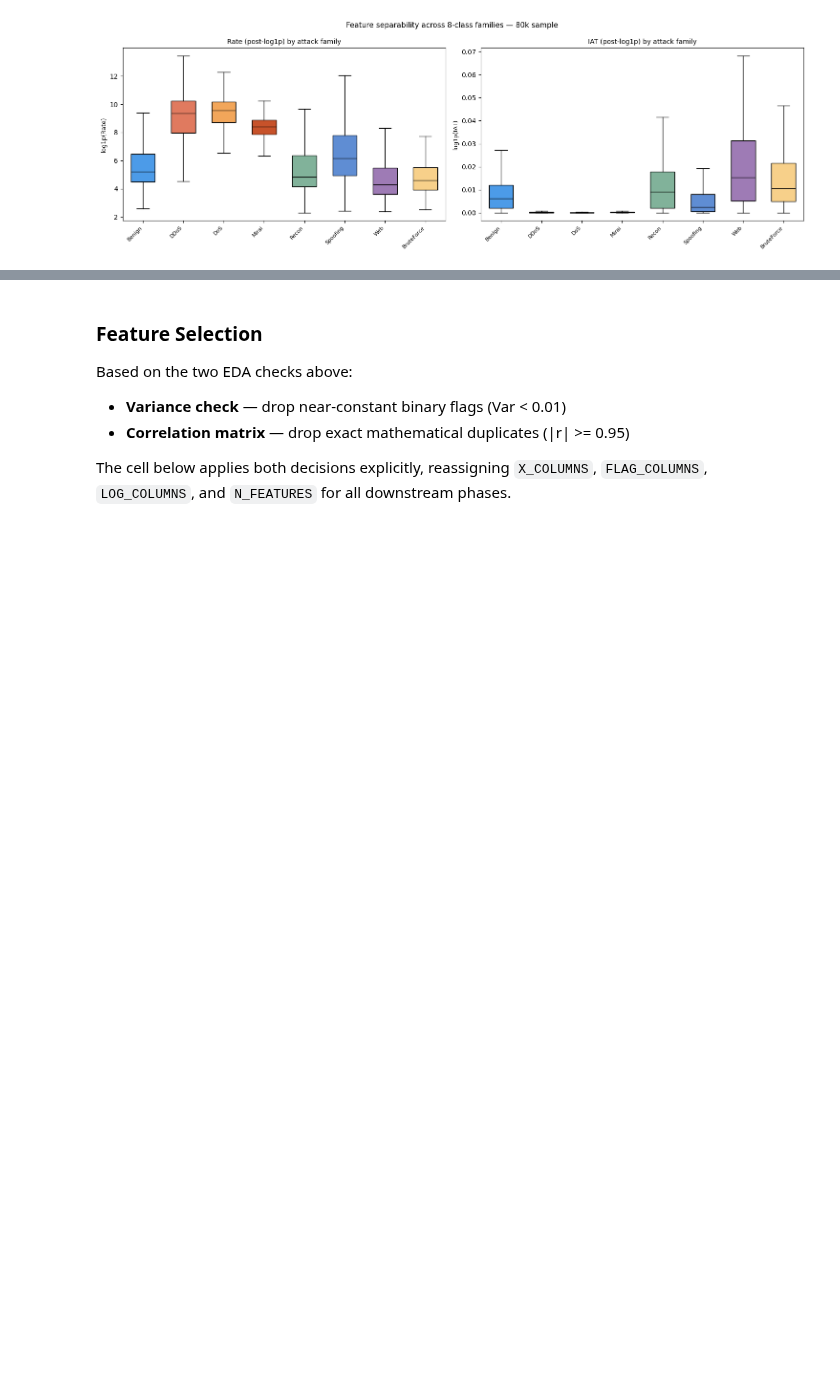
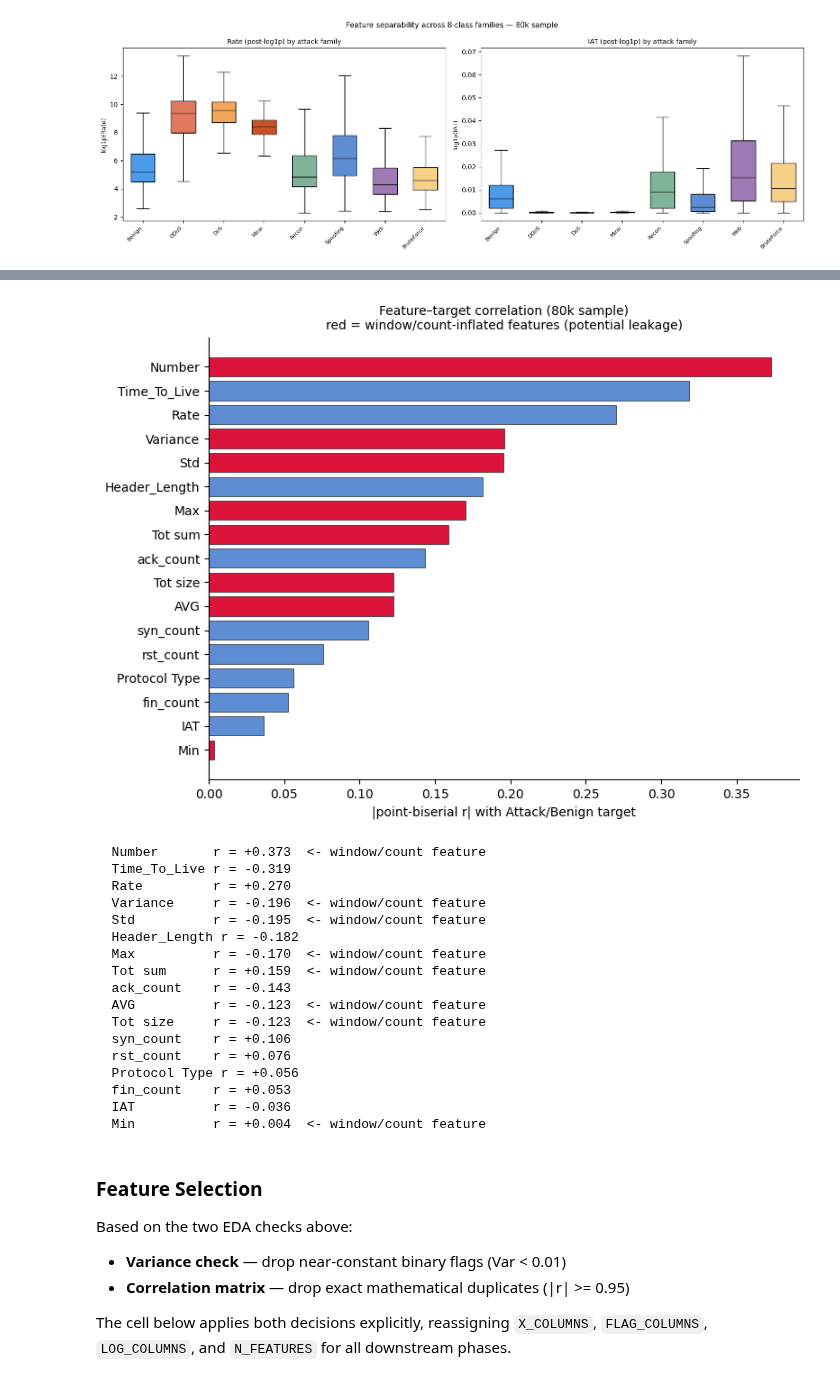
Before and after one commit to RaresMarta/cic-iot2023-detection-system, a Jupyter notebook: ids_pipeline.ipynb, the cells around one changed output, grey strips where cells are left out. Drawn from its saved outputs; the diff is of its cells as text; code cells hidden in the pictures; blank space fills up the shorter version.

```diff
--- a/ids_pipeline.ipynb
+++ b/ids_pipeline.ipynb
@@ -489,3 +541,54 @@ plt.show()
+# %%
+# Point-biserial correlation of each continuous feature with the binary
+# Attack/Benign target (= Pearson r against a 0/1-encoded label).
+_n_pb = min(80_000, df.shape[0])
+_pb = df.sample(n=_n_pb, seed=SEED)
+_y_bin = (remap_labels(_pb[Y_COLUMN].to_numpy(), '2') == 'Attack').astype(np.float64)
+
+pb_corr = []
+for feat in LOG_COLUMNS:  # full continuous set — runs before the selection cell
+    x = _pb[feat].to_numpy().astype(np.float64)
+    m = np.isfinite(x)
+    pb_corr.append((feat, np.corrcoef(x[m], _y_bin[m])[0, 1]))
+
+pb_corr.sort(key=lambda t: abs(t[1]))
+_count_like = {'Number', 'Tot sum', 'Tot size', 'AVG', 'Min', 'Max', 'Std', 'Variance'}
+_colors = ['crimson' if f in _count_like else '#5f8dd3' for f, _ in pb_corr]
+
+fig, ax = plt.subplots(figsize=(8, 6))
+ax.barh([f for f, _ in pb_corr], [abs(r) for _, r in pb_corr],
+        color=_colors, edgecolor='black', linewidth=0.4)
+ax.set_xlabel('|point-biserial r| with Attack/Benign target')
+ax.set_title('Feature–target correlation (80k sample)\nred = window/count-inflated features (potential leakage)', fontsize=10)
+ax.spines['top'].set_visible(False)
+ax.spines['right'].set_visible(False)
+plt.tight_layout()
+plt.savefig('docs/report/figures/feature_target_corr.png', dpi=140, bbox_inches='tight')
+plt.show()
+
+for f, r in sorted(pb_corr, key=lambda t: -abs(t[1])):
+    tag = '  <- window/count feature' if f in _count_like else ''
+    print(f'  {f:12} r = {r:+.3f}{tag}')
+del _pb, _y_bin
+# %% [output]
+[figure, added]
+  Number       r = +0.373  <- window/count feature
+  Time_To_Live r = -0.319
+  Rate         r = +0.270
+  Variance     r = -0.196  <- window/count feature
+  Std          r = -0.195  <- window/count feature
+  Header_Length r = -0.182
+  Max          r = -0.170  <- window/count feature
+  Tot sum      r = +0.159  <- window/count feature
+  ack_count    r = -0.143
+  AVG          r = -0.123  <- window/count feature
+  Tot size     r = -0.123  <- window/count feature
+  syn_count    r = +0.106
+  rst_count    r = +0.076
+  Protocol Type r = +0.056
+  fin_count    r = +0.053
+  IAT          r = -0.036
+  Min          r = +0.004  <- window/count feature
 # %% [markdown]
 ### Feature Selection
 
```
Also changed, not shown: parts of 12 cells of this notebook, 1 other file.
